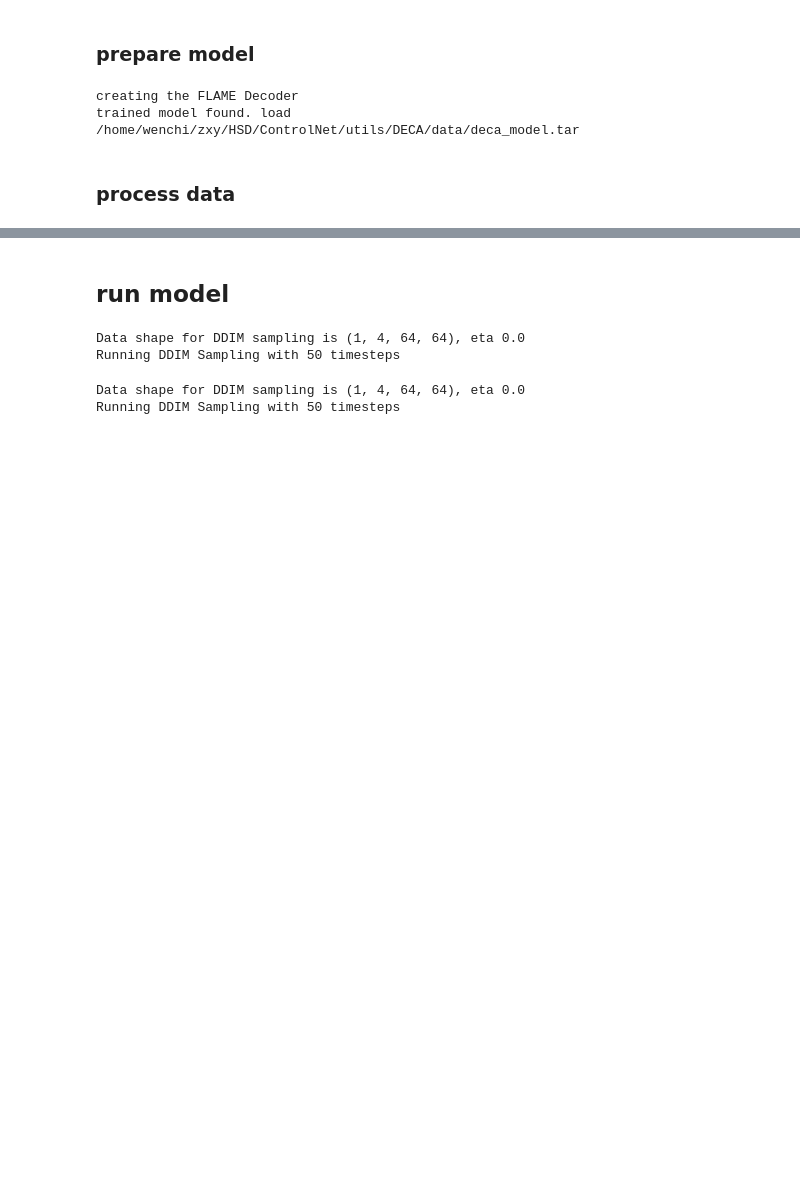
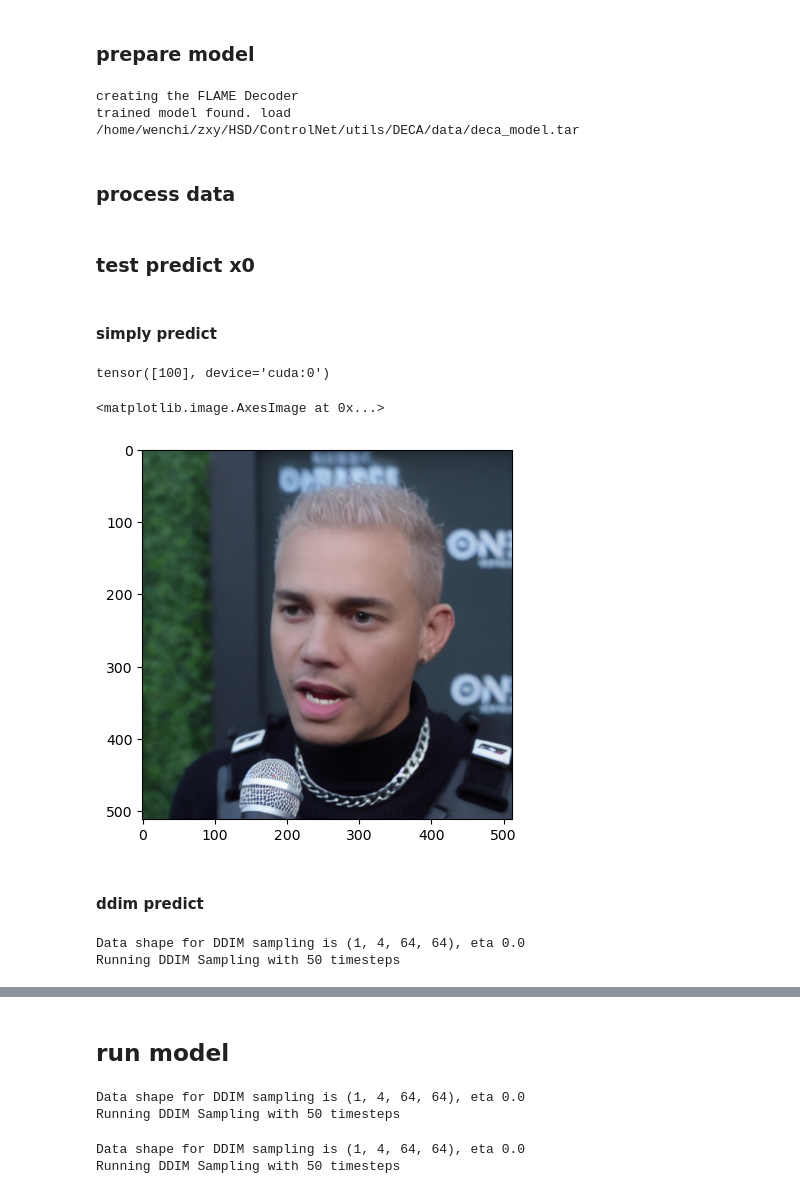
Before and after one commit to over-dosed/HeadSwap_diffusion, a Jupyter notebook: ControlNet/inference.ipynb, the cells around one changed output, grey strips where cells are left out. Cells and saved outputs as stored; diff of their text form; code cells hidden in the pictures; blank space fills up the shorter version.

Commit message:
finish v3.6 & test predict x0

```diff
--- a/ControlNet/inference.ipynb
+++ b/ControlNet/inference.ipynb
@@ -55,13 +55,13 @@ parser.add_argument(
 parser.add_argument(
     "--config",
     type=str,
-    default="/home/wenchi/zxy/HSD/ControlNet/models/cldm_pve_v3.4.yaml",
+    default="/home/wenchi/zxy/HSD/ControlNet/models/cldm_pve_v3.6.yaml",
     help="path to config which constructs model",
 )
 parser.add_argument(
     "--ckpt",
     type=str,
-    default="/data1/wc_log/zxy/ckpt/v3.2-epoch=805-global_step=781819.0.ckpt",
+    default="/data1/wc_log/zxy/ckpt/v3.6-epoch=84-global_step=54909.0.ckpt",
     help="path to checkpoint of model",
 )
 parser.add_argument(
@@ -96,14 +96,14 @@ parser.add_argument(
 parser.add_argument(
     "--target_image_path",
     type=str,
-    # default="/data0/wc_data/VFHQ/test/Clip+g7Dd3DFXE9I+P0+C0+F8141-8266/00000009.png"
-    default="/data0/wc_data/VFHQ/train/Clip+Zay8fFwgqYo+P0+C2+F3679-3955/00000001.png"
+    default="/data0/wc_data/VFHQ/test/Clip+5FRSvDOczJ8+P0+C0+F302-415/00000001.png"
+    # default="/data0/wc_data/VFHQ/test/Clip+ka64cyDltpI+P0+C2+F2883-3062/00000036.png"
 )
 parser.add_argument(
     "--target_mask_path",
     type=str,
-    # default="/data0/wc_data/VFHQ/test/Clip+g7Dd3DFXE9I+P0+C0+F8141-8266/mask_00000009.jpg"
-    default="/data0/wc_data/VFHQ/train/Clip+Zay8fFwgqYo+P0+C2+F3679-3955/mask_00000001.jpg"
+    default="/data0/wc_data/VFHQ/test/Clip+5FRSvDOczJ8+P0+C0+F302-415/mask_00000001.jpg"
+    # default="/data0/wc_data/VFHQ/test/Clip+ka64cyDltpI+P0+C2+F2883-3062/mask_00000036.jpg"
 )
 opt = parser.parse_args(args=[])
 
@@ -247,3 +244,37 @@ batch = dict(target=target_image,
              source_id=id_feature,
              source_image=source_image,
              hint=rendered_images)
+# %% [markdown]
+### test predict x0
+# %%
+%matplotlib inline
+import matplotlib.pyplot as plt
+
+# get input
+x_start, c = model.get_input(batch, model.first_stage_key, bs=1)
+# %% [markdown]
+#### simply predict
+# %%
+# t = torch.randint(0, model.num_timesteps, (x_start.shape[0],), device=model.device).long()
+t = torch.randint(100, 101, (x_start.shape[0],), device=model.device).long()
+print(t)
+
+noise = torch.randn_like(x_start[:,:4,:,:])
+x_noisy = model.q_sample(x_start=x_start[:,:4,:,:], t=t, noise=noise)
+x_noisy = torch.cat((x_noisy, x_start[:,4:,:,:]),dim=1)
+
+model_out = model.apply_model(x_noisy, t, c)
+
+x_recon = model.predict_start_from_noise(x_noisy[:,:4,:,:], t, model_out) # predicted x0
+
+recon_x0 = model.decode_first_stage(x_recon)
+recon_x0 = recon_x0.detach().cpu().numpy()
+recon_x0 = ((recon_x0.squeeze(0).transpose(1, 2, 0) + 1.0 ) * 127.5).astype(np.uint8)
+
+plt.imshow(recon_x0)
+# %% [output]
+tensor([100], device='cuda:0')
+<matplotlib.image.AxesImage at 0x...>
+[figure, added]
+# %% [markdown]
+#### ddim predict
@@ -249,0 +302,13 @@ batch = dict(target=target_image,
+# %%
+from ldm.models.diffusion.ddim_hsd import DDIMSampler
+ddim_sampler = DDIMSampler(model)
+
+N = 1
+c_cat, c = c["c_concat"][0][:N], c["c_crossattn"][0][:N]
+
+samples, z_denoise_row = model.sample_log(cond={"c_concat": [c_cat], "c_crossattn": [c]},
+                                                     batch_size=N, ddim=True,
+                                                     ddim_steps=50, eta=0., rest=x_start[:N,4:,:,:],log_every_t = 5)
+# %% [output]
+Data shape for DDIM sampling is (1, 4, 64, 64), eta 0.0
+Running DDIM Sampling with 50 timesteps
```
Also changed, not shown: parts of 6 cells of this notebook, 8 other files.
